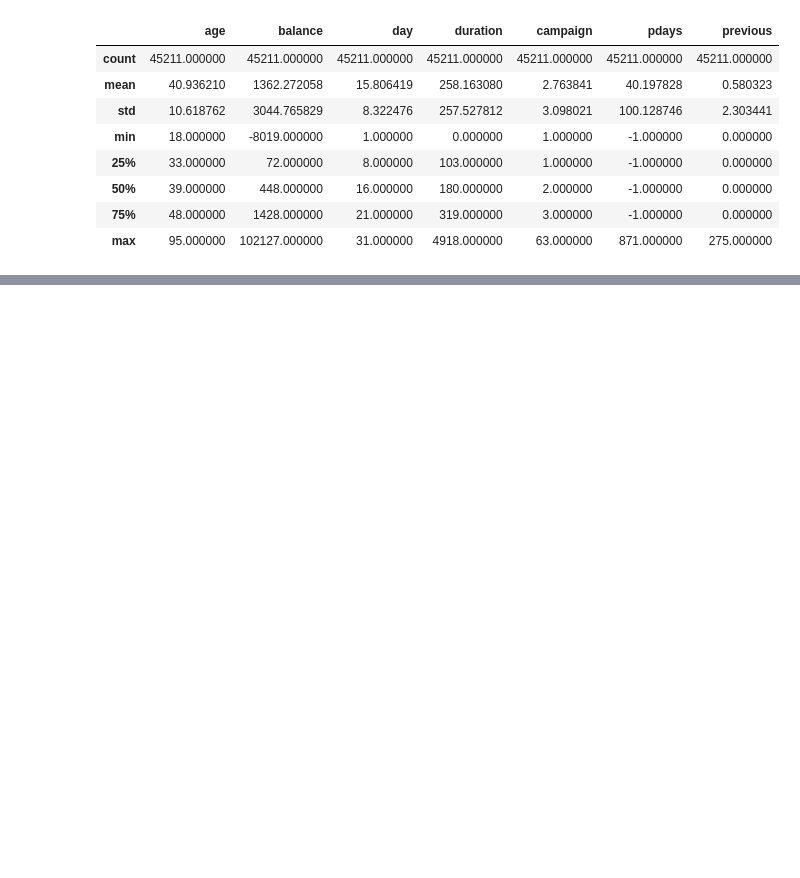
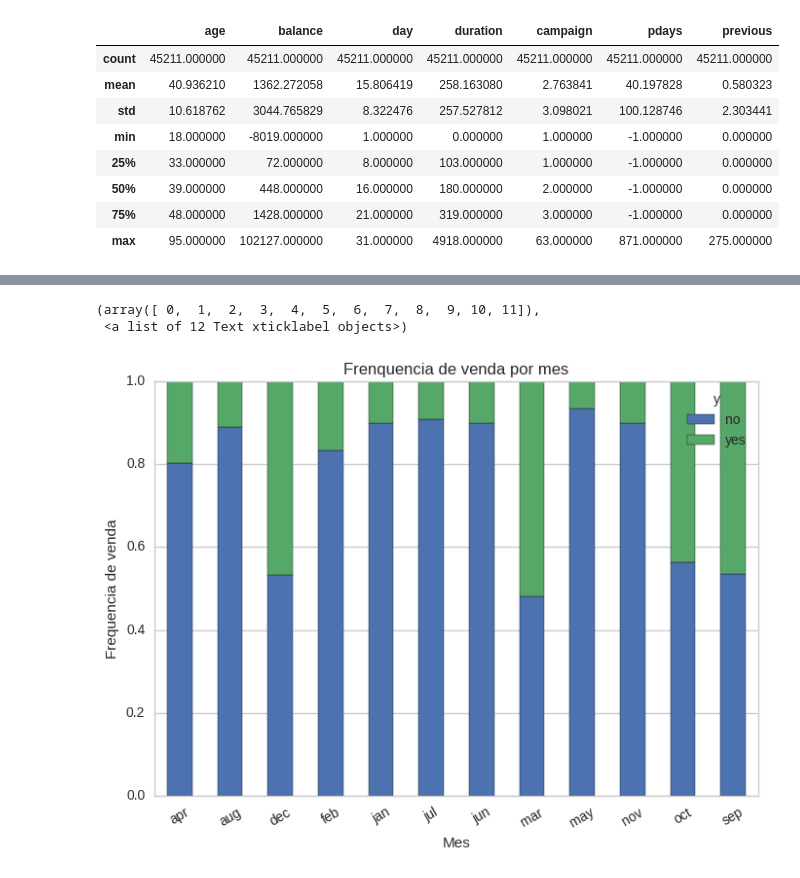
Before and after one commit to aguimaraesduarte/BankMarketing, a Jupyter notebook: Desafio.ipynb, the cells around one changed output, grey strips where cells are left out. Cells and saved outputs as stored; diff of their text form; code cells hidden in the pictures; blank space fills up the shorter version.

```diff
--- a/Desafio.ipynb
+++ b/Desafio.ipynb
@@ -20,0 +151,11 @@ df.describe()
+# %%
+table=pd.crosstab(df.month, df.y)
+table.div(table.sum(1).astype(float), axis=0).plot(kind='bar', stacked=True)
+plt.title('Frenquencia de venda por mes')
+plt.xlabel('Mes')
+plt.ylabel('Frequencia de venda')
+plt.xticks(rotation=30)
+# %% [output]
+(array([ 0,  1,  2,  3,  4,  5,  6,  7,  8,  9, 10, 11]),
+ <a list of 12 Text xticklabel objects>)
+[figure, added]
```
Also changed, not shown: parts of 46 cells of this notebook, 1 other file.
